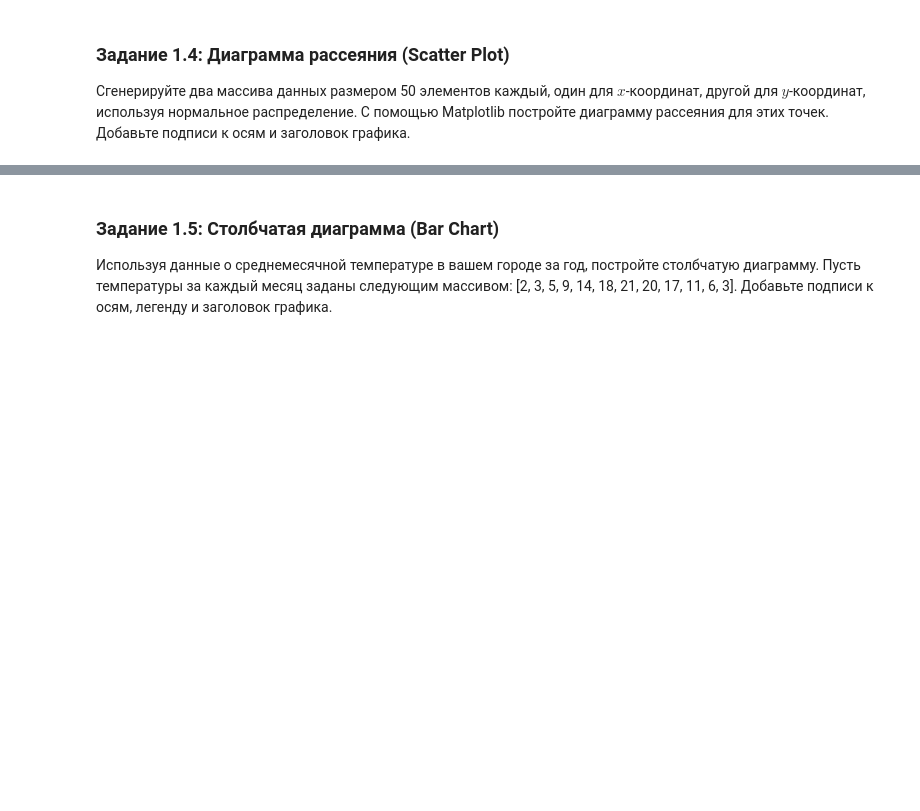
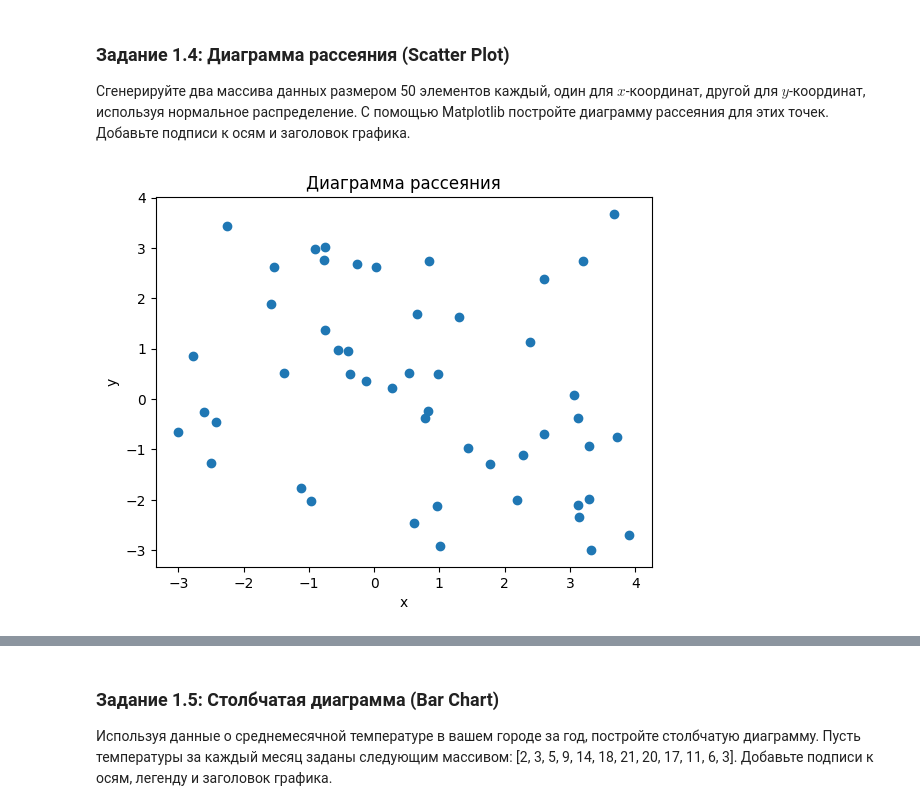
Before and after one commit to GDVevo/ml_uni, a Jupyter notebook: Практическая_работа_№2_Matplotlib_Plotly.ipynb, the cells around one changed output, grey strips where cells are left out. Saved outputs shown, nothing was run; the diff lists cells and outputs as text; code cells hidden in the pictures; blank space fills up the shorter version.

```diff
--- a/Практическая_работа_№2_Matplotlib_Plotly.ipynb
+++ b/Практическая_работа_№2_Matplotlib_Plotly.ipynb
@@ -56,3 +68,14 @@ arr = np
+# %%
+# Ваш код
+arr1 = np.random.uniform(-3, 4, 50)
+arr2 = np.random.uniform(-3, 4, 50)
+plt.title("Диаграмма рассеяния")
+plt.ylabel("y")
+plt.xlabel("x")
+plt.scatter(arr1, arr2)
+plt.show()
+# %% [output]
+[figure, added]
 # %% [markdown]
 ![image.png](embedded-picture-1)
 # %% [markdown]
```
Also changed, not shown: parts of 10 cells of this notebook.
